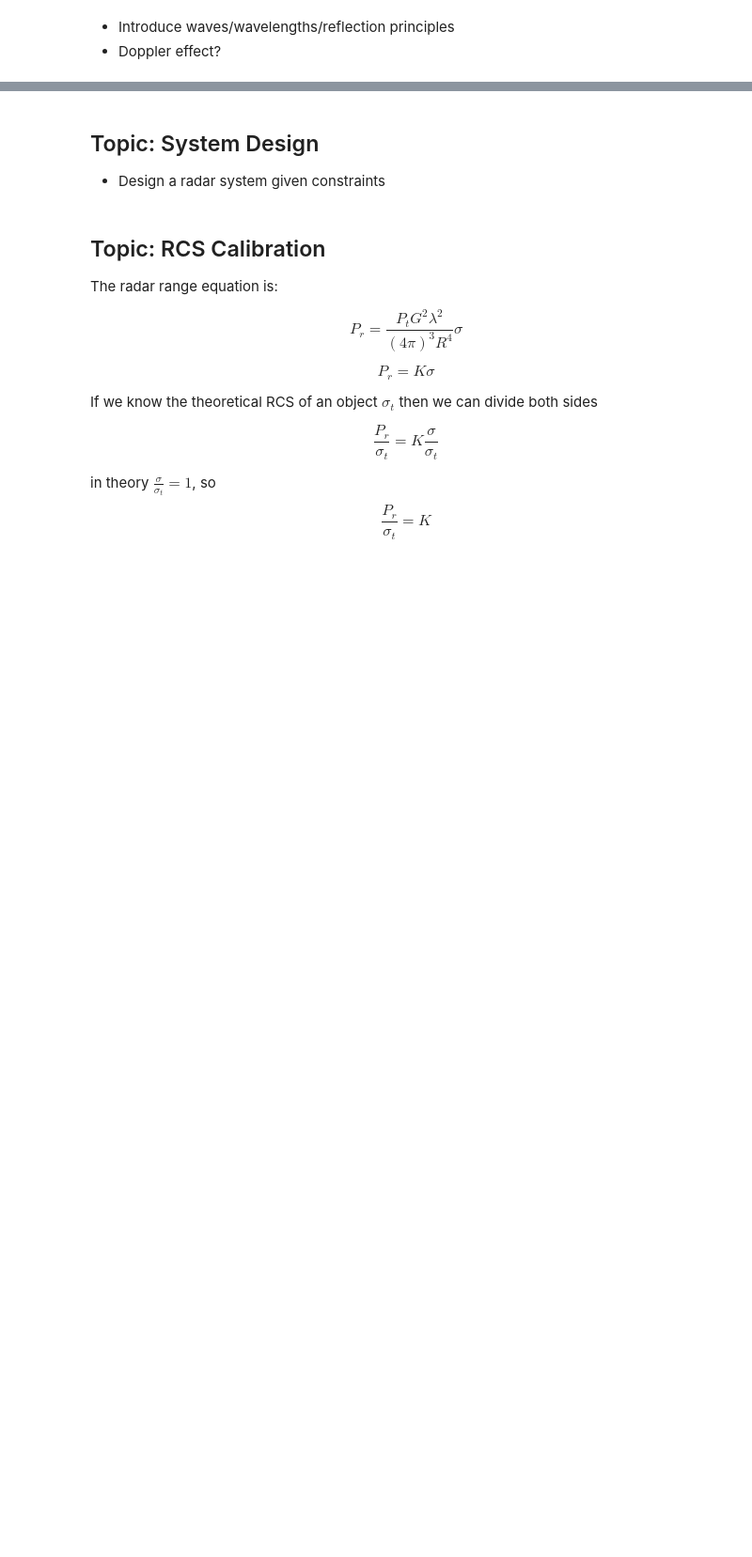
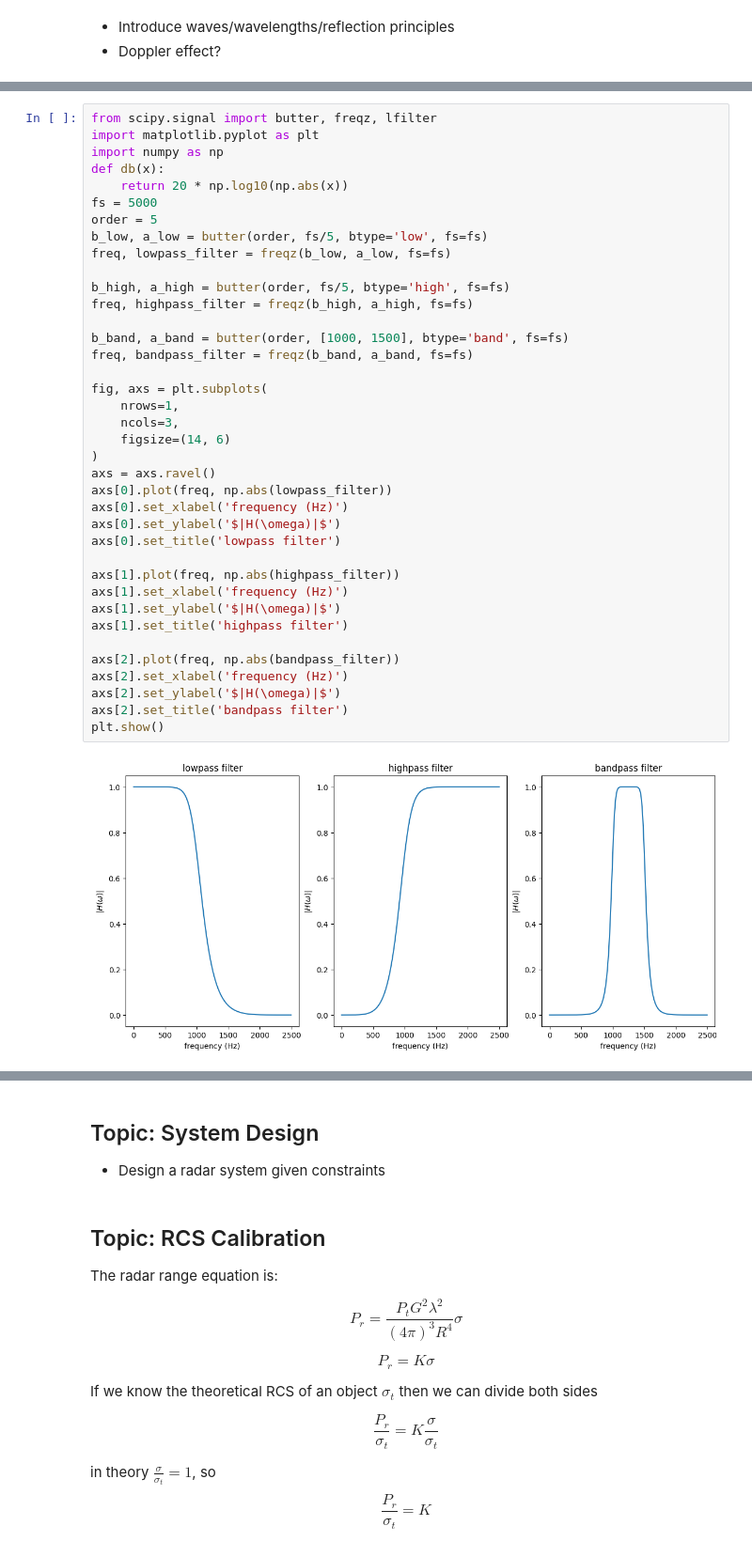
Before and after one commit to austinjtravis/radar_learning, a Jupyter notebook: 1_radar/radar_intro.ipynb, the cells around one changed output, grey strips where cells are left out. Shown at 94% size. Saved outputs shown, nothing was run; the diff lists cells and outputs as text; blank space fills up the shorter version.

```diff
--- a/1_radar/radar_intro.ipynb
+++ b/1_radar/radar_intro.ipynb
@@ -72,0 +92,40 @@ Most commonly used frequency band for spaceborne radar is X band.
+# %%
+from scipy.signal import butter, freqz, lfilter
+import matplotlib.pyplot as plt
+import numpy as np
+def db(x):
+    return 20 * np.log10(np.abs(x))
+fs = 5000
+order = 5
+b_low, a_low = butter(order, fs/5, btype='low', fs=fs)
+freq, lowpass_filter = freqz(b_low, a_low, fs=fs)
+
+b_high, a_high = butter(order, fs/5, btype='high', fs=fs)
+freq, highpass_filter = freqz(b_high, a_high, fs=fs)
+
+b_band, a_band = butter(order, [1000, 1500], btype='band', fs=fs)
+freq, bandpass_filter = freqz(b_band, a_band, fs=fs)
+
+fig, axs = plt.subplots(
+    nrows=1,
+    ncols=3,
+    figsize=(14, 6)
+)
+axs = axs.ravel()
+axs[0].plot(freq, np.abs(lowpass_filter))
+axs[0].set_xlabel('frequency (Hz)')
+axs[0].set_ylabel('$|H(\omega)|$')
+axs[0].set_title('lowpass filter')
+
+axs[1].plot(freq, np.abs(highpass_filter))
+axs[1].set_xlabel('frequency (Hz)')
+axs[1].set_ylabel('$|H(\omega)|$')
+axs[1].set_title('highpass filter')
+
+axs[2].plot(freq, np.abs(bandpass_filter))
+axs[2].set_xlabel('frequency (Hz)')
+axs[2].set_ylabel('$|H(\omega)|$')
+axs[2].set_title('bandpass filter')
+plt.show()
+# %% [output]
+[figure, added]
```
Also changed, not shown: parts of 5 cells of this notebook, 3 other files.
